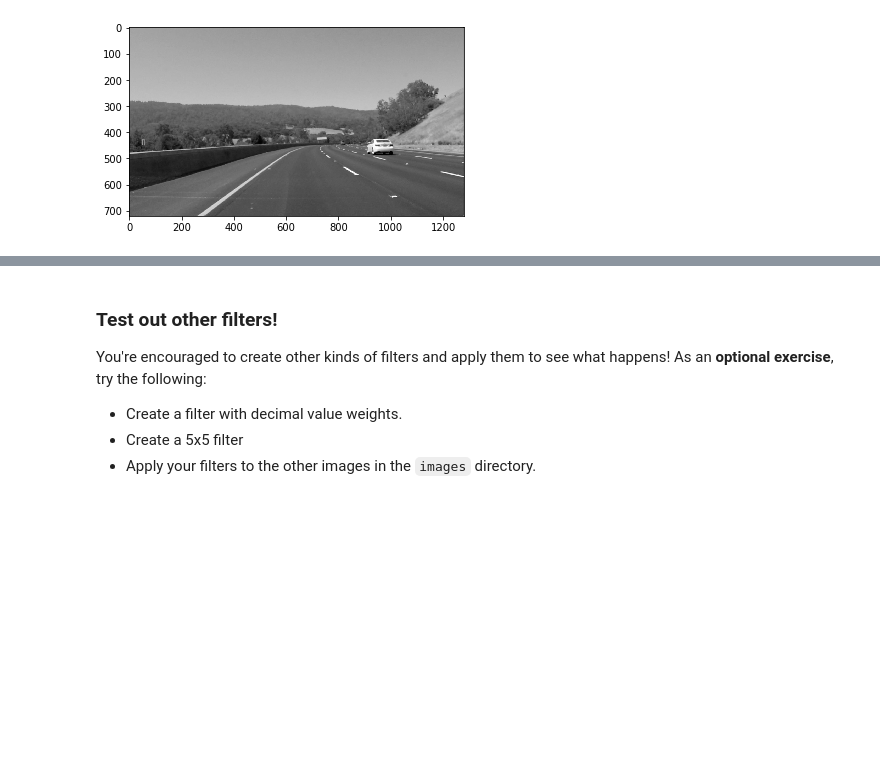
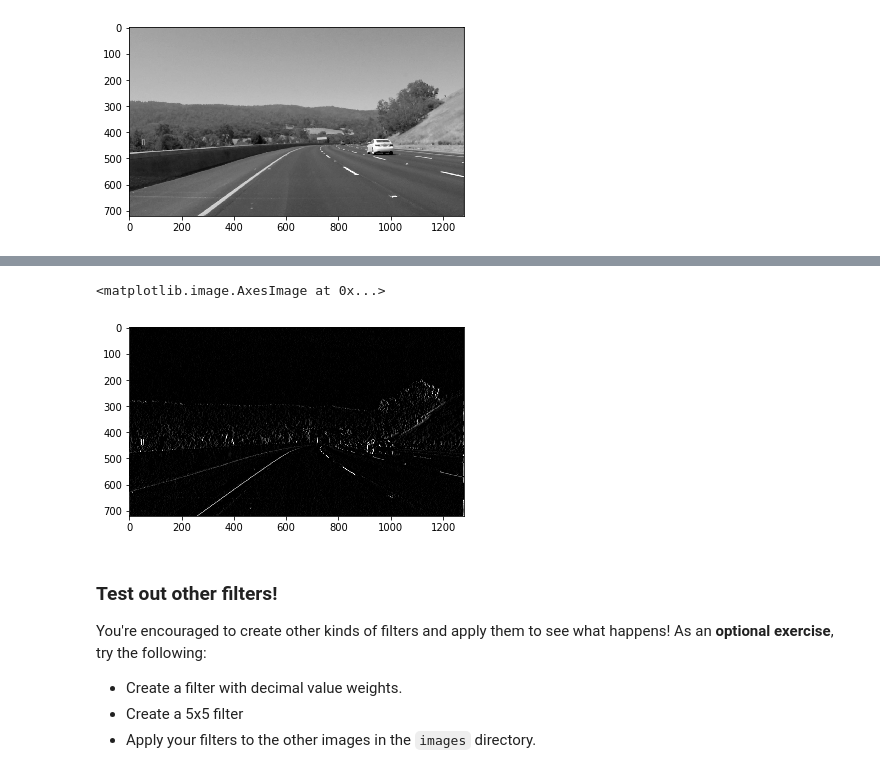
Before and after one commit to AlexMRuch/deep-learning-v2-pytorch, a Jupyter notebook: convolutional-neural-networks/conv-visualization/custom_filters.ipynb, the cells around one changed output, grey strips where cells are left out. Saved outputs shown, nothing was run; the diff lists cells and outputs as text; code cells hidden in the pictures; blank space fills up the shorter version.

```diff
--- a/convolutional-neural-networks/conv-visualization/custom_filters.ipynb
+++ b/convolutional-neural-networks/conv-visualization/custom_filters.ipynb
@@ -55,3 +55,13 @@ plt.imshow(filtered_image, cmap='gray')
+# %%
+## TODO: Create and apply a Sobel x operator
+sobel_x = np.array([[ -1,  0,  1],
+                    [ -2,  0,  2],
+                    [ -1,  0,  1]])
+filtered_image = cv2.filter2D(gray, -1, sobel_x)
+plt.imshow(filtered_image, cmap='gray')
+# %% [output]
+<matplotlib.image.AxesImage at 0x...>
+[figure, added]
 # %% [markdown]
 ### Test out other filters!
 
```
Also changed, not shown: parts of 7 cells of this notebook, 1 other file.
